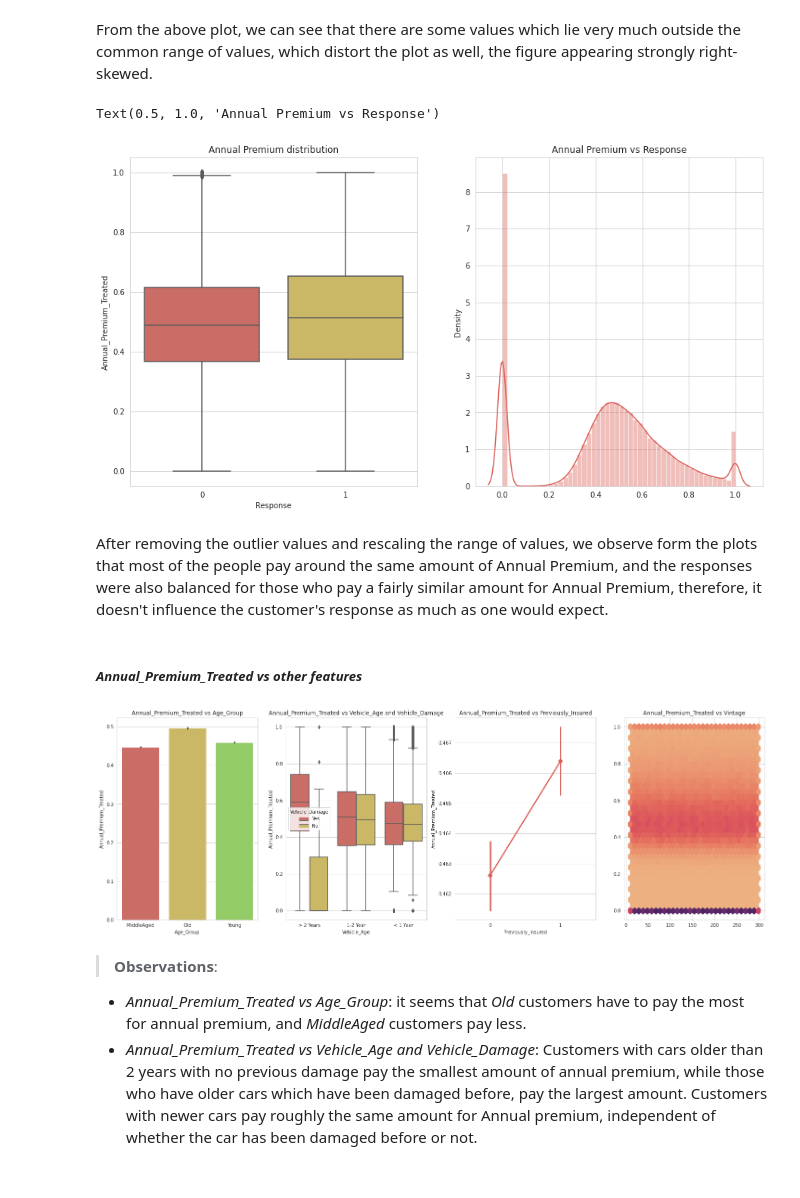
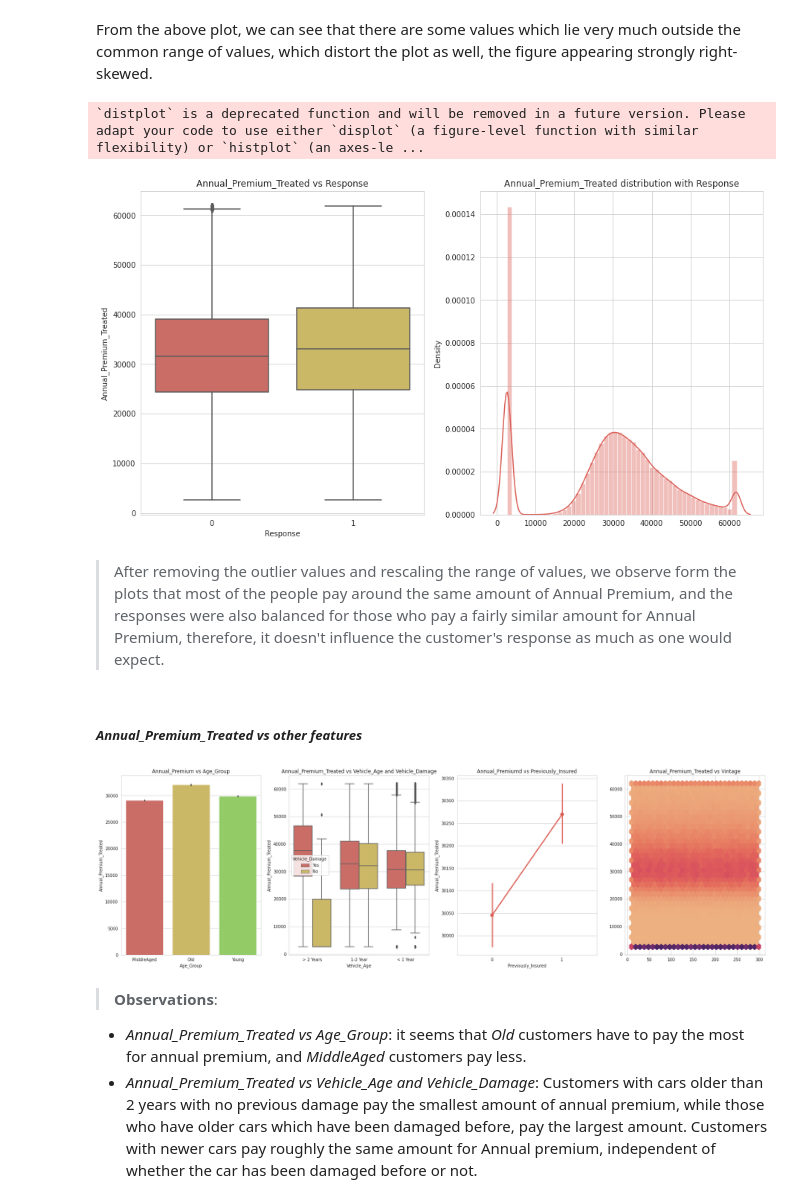
Before and after one commit to keresztesbeata/Intelligent-Systems-Lab, a Jupyter notebook: Health-Insurance-Cross-Sell-Prediction/Car_insurance.ipynb, the cells around one changed output. Drawn from its saved outputs; the diff is of its cells as text; code cells hidden in the pictures.

```diff
--- a/Health-Insurance-Cross-Sell-Prediction/Car_insurance.ipynb
+++ b/Health-Insurance-Cross-Sell-Prediction/Car_insurance.ipynb
@@ -582,45 +647,43 @@ plt.show()
 From the above plot, we can see that there are some values which lie very much outside the common range of values, which distort the plot as well, the figure appearing strongly right-skewed.
 # %%
 UpperLimit = 2.5 * train['Annual_Premium'].quantile(0.75) - 1.5 * train['Annual_Premium'].quantile(0.25)
-# remove oulier values based on the previously computed UpperLimit
+# remove outlier values based on the previously computed UpperLimit
 train['Annual_Premium_Treated'] = np.where(train['Annual_Premium']>UpperLimit, UpperLimit, train['Annual_Premium'])
-
-from sklearn.preprocessing import MinMaxScaler
-
-scaler = MinMaxScaler()
-# normalize the data to fit in the scale of [0,1] for better visualization
-train['Annual_Premium_Treated'] = scaler.fit_transform(train['Annual_Premium_Treated'].values.reshape(-1,1))
 # %%
 fig, (ax1,ax2) = plt.subplots(1, 2, figsize=(15,8))
+
 sns.boxplot(ax = ax1, y = 'Annual_Premium_Treated',x = 'Response', data = train)
-ax1.set_title("Annual Premium vs Response")
+ax1.set_title("Annual_Premium_Treated vs Response")
+
 sns.distplot(ax = ax2, x = train['Annual_Premium_Treated'])
-ax2.set_title("Annual Premium distribution with Response")
+ax2.set_title("Annual_Premium_Treated distribution with Response")
+
+plt.show()
 # %% [output]
-Text(0.5, 1.0, 'Annual Premium vs Response')
+`distplot` is a deprecated function and will be removed in a future version. Please adapt your code to use either `displot` (a figure-level function with similar flexibility) or `histplot` (an axes-le ...
-[figure, old version]
+[figure, new version]
 # %% [markdown]
-After removing the outlier values and rescaling the range of values, we observe form the plots that most of the people pay around the same amount of Annual Premium, and the responses were also balanced for those who pay a fairly similar amount for Annual Premium, therefore, it doesn't influence the customer's response as much as one would expect.
+> After removing the outlier values and rescaling the range of values, we observe form the plots that most of the people pay around the same amount of Annual Premium, and the responses were also balanced for those who pay a fairly similar amount for Annual Premium, therefore, it doesn't influence the customer's response as much as one would expect.
 # %% [markdown]
 ##### *Annual_Premium_Treated vs other features*
 # %%
-fig, (ax1,ax2,ax3,ax4) = plt.subplots(1, 4, figsize=(25,8))
+fig, (ax1,ax2,ax3,ax4) = plt.subplots(1, 4, figsize=(28,8))
 
 sns.barplot(x = 'Age_Group',y = 'Annual_Premium_Treated', data= train, ax=ax1)
-ax1.set_title("Annual_Premium_Treated vs Age_Group")
+ax1.set_title("Annual_Premium vs Age_Group")
 
 sns.boxplot( x = 'Vehicle_Age', y = 'Annual_Premium_Treated', hue = 'Vehicle_Damage', data=train ,ax=ax2)
 ax2.set_title("Annual_Premium_Treated vs Vehicle_Age and Vehicle_Damage")
 
 sns.pointplot(x="Previously_Insured",y="Annual_Premium_Treated",data=train, ax = ax3)
-ax3.set_title("Annual_Premium_Treated vs Previously_Insured")
+ax3.set_title("Annual_Premiumd vs Previously_Insured")
 
 ax4.hexbin(x="Vintage", y="Annual_Premium_Treated", data=train, gridsize = 30, cmap='flare')
 ax4.set_title("Annual_Premium_Treated vs Vintage")
 
 plt.show()
 # %% [output]
-[figure, old version]
+[figure, new version]
 # %% [markdown]
 > **Observations**:
 * *Annual_Premium_Treated vs Age_Group*: it seems that _Old_ customers have to pay the most for annual premium, and _MiddleAged_ customers pay less.
```
Also changed, not shown: parts of 114 cells of this notebook, 1 other file.
